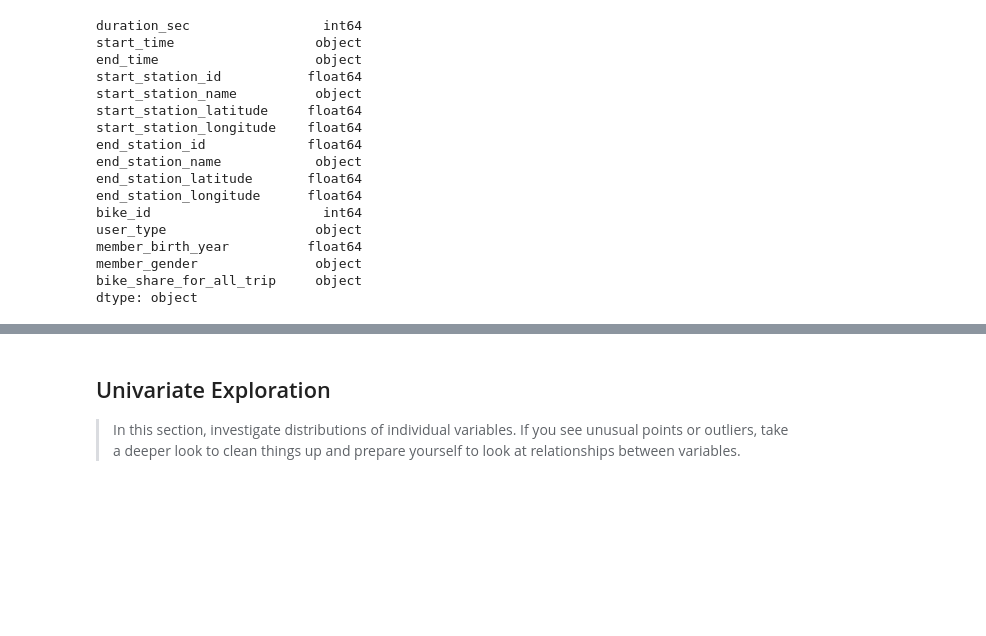
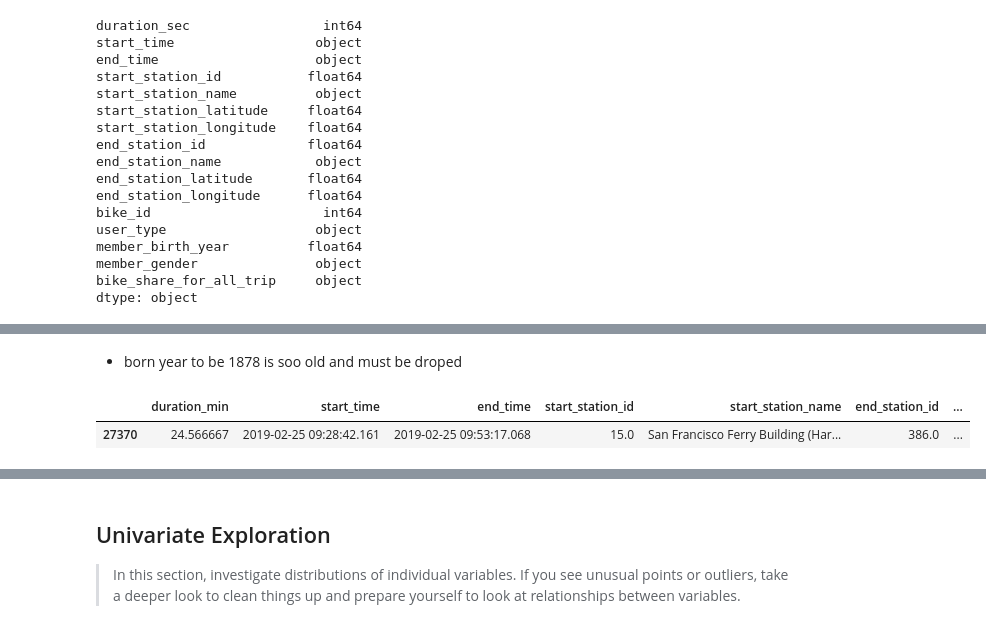
Before and after one commit to Theabdelkader/Communicate-Data-Findings-Ford-GoBike-System, a Jupyter notebook: exploration_template.ipynb, the cells around one changed output, grey strips where cells are left out. Drawn from its saved outputs; the diff is of its cells as text; code cells hidden in the pictures; blank space fills up the shorter version.

```diff
--- a/exploration_template.ipynb
+++ b/exploration_template.ipynb
@@ -139,0 +223,7 @@ where int64 float64 are Numeric variables and object is
+# %% [markdown]
+- born year to be 1878 is soo old and must be droped
+# %%
+df[df.member_birth_year == 1878]
+# %% [output]
+|  | duration_min | start_time | end_time | start_station_id | start_station_name | end_station_id | ... |
+| 27370 | 24.566667 | 2019-02-25 09:28:42.161 | 2019-02-25 09:53:17.068 | 15.0 | San Francisco Ferry Building (Har... | 386.0 | ... |
```
Also changed, not shown: parts of 14 cells of this notebook.
